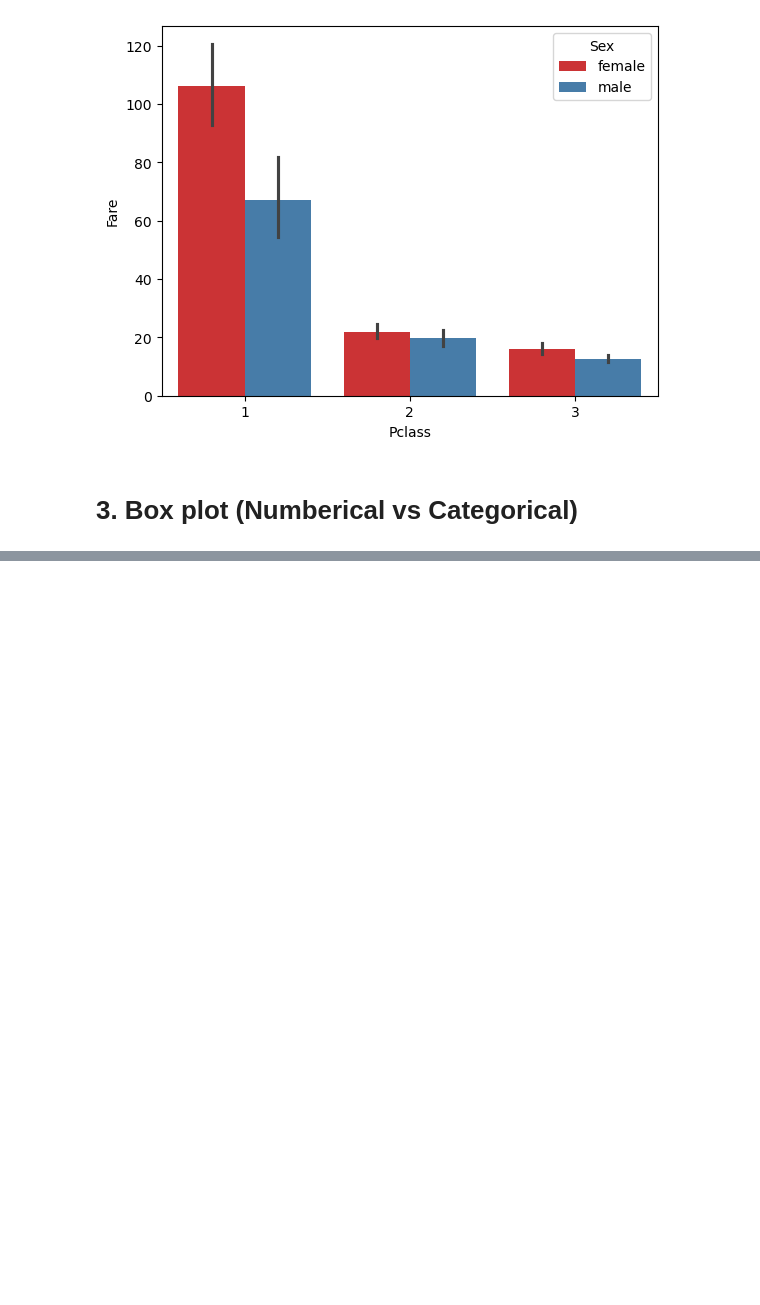
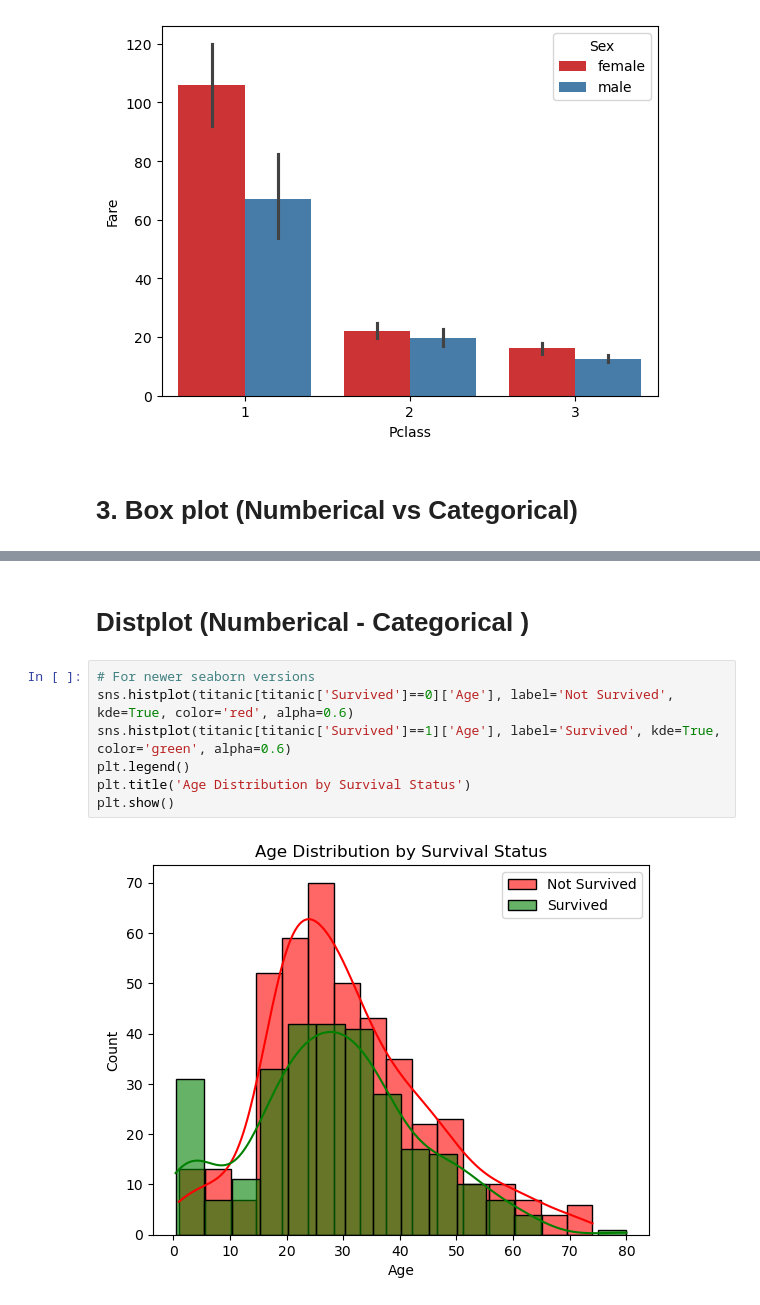
Before and after one commit to manishkumarmj/100_days_ml, a Jupyter notebook: ML_X/sefl_Learn/Day_21_bivariate/self_21.ipynb, the cells around one changed output, grey strips where cells are left out. Cells and saved outputs as stored; diff of their text form; blank space fills up the shorter version.

```diff
--- a/ML_X/sefl_Learn/Day_21_bivariate/self_21.ipynb
+++ b/ML_X/sefl_Learn/Day_21_bivariate/self_21.ipynb
@@ -85,0 +84,11 @@ Passing `palette` without assigning `hue` is deprecated and will be removed in v
+# %% [markdown]
+# Distplot (Numberical - Categorical )
+# %%
+# For newer seaborn versions
+sns.histplot(titanic[titanic['Survived']==0]['Age'], label='Not Survived', kde=True, color='red', alpha=0.6)
+sns.histplot(titanic[titanic['Survived']==1]['Age'], label='Survived', kde=True, color='green', alpha=0.6)
+plt.legend()
+plt.title('Age Distribution by Survival Status')
+plt.show()
+# %% [output]
+[figure, added]
```
Also changed, not shown: parts of 23 cells of this notebook, 2 other files.
